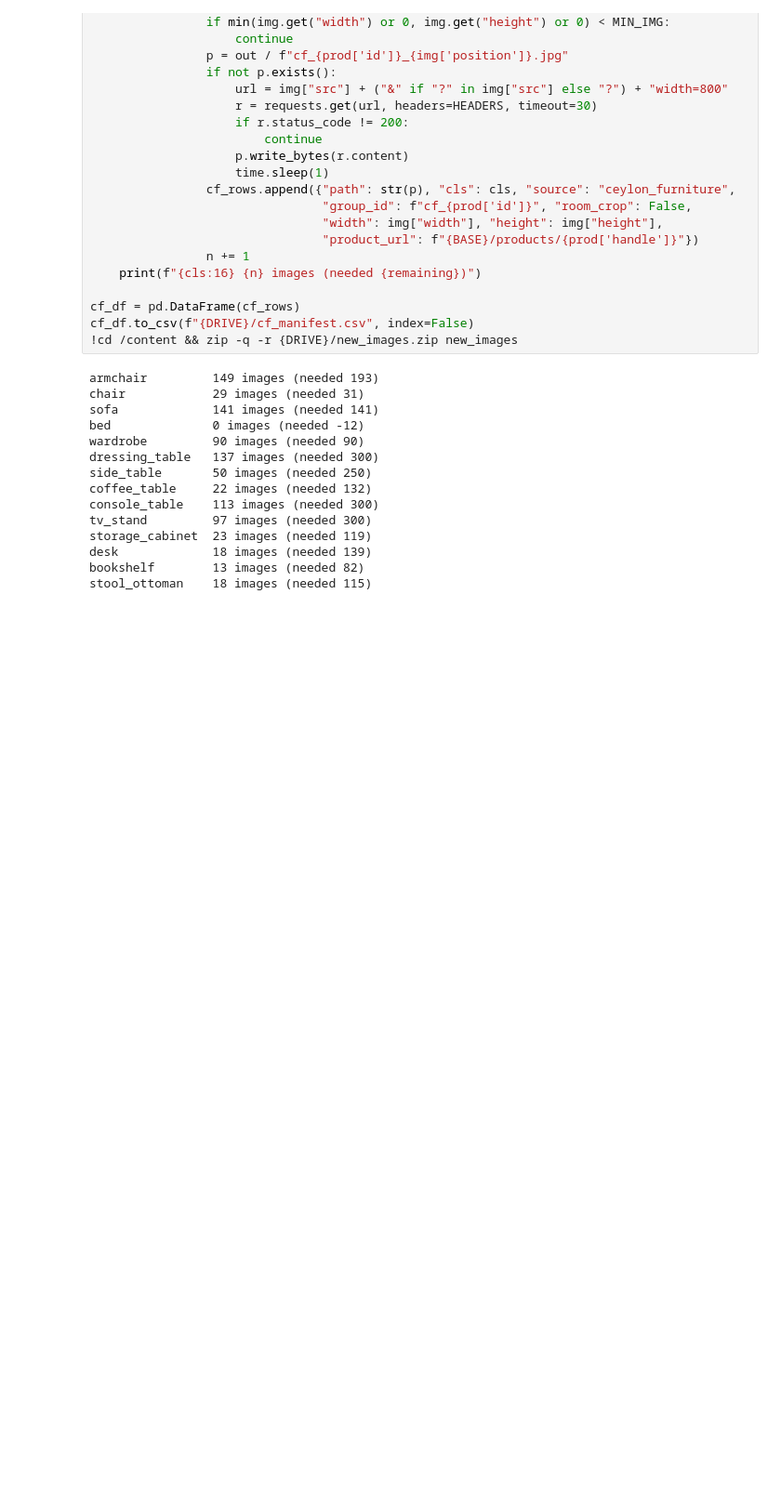
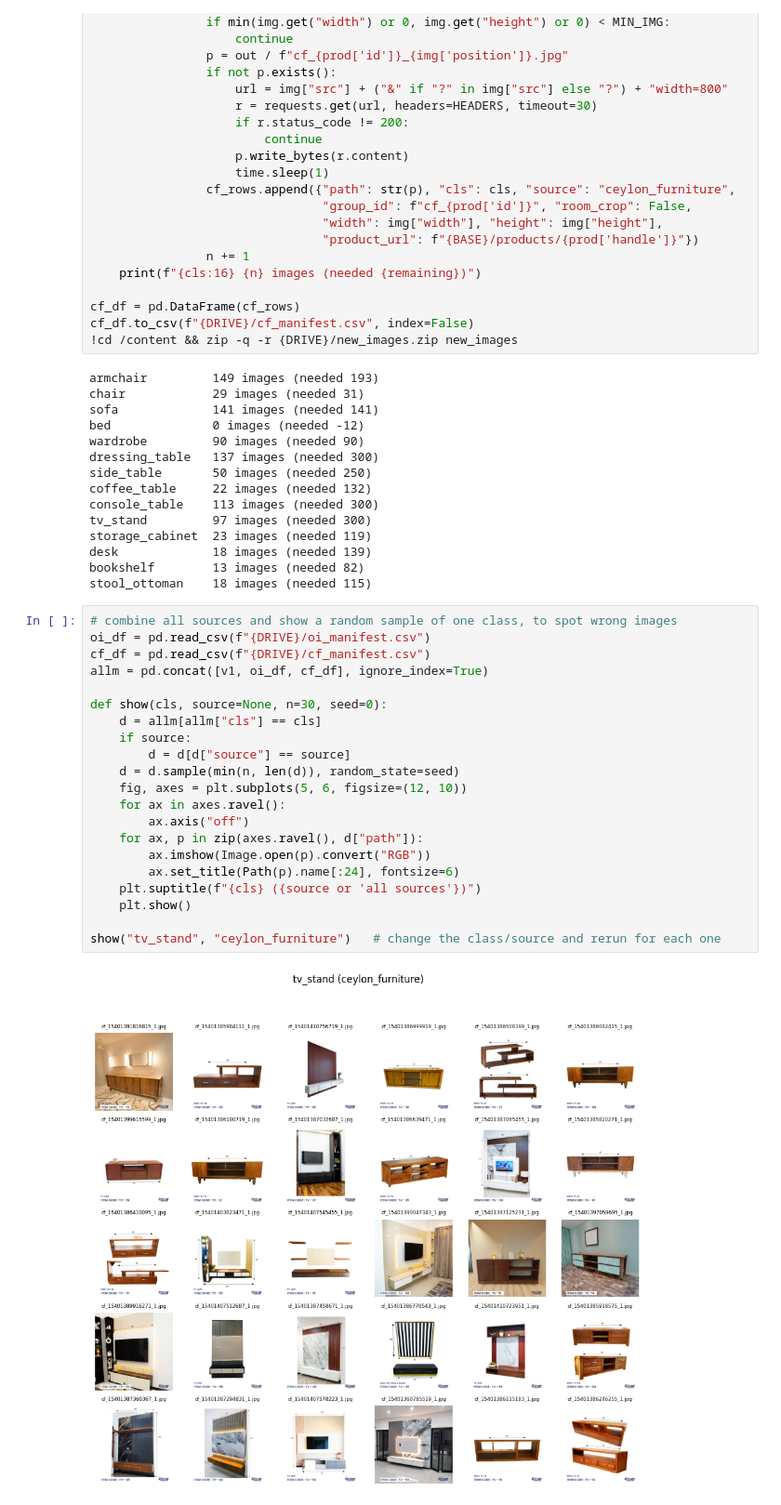
Before and after one commit to Abish-Devcraft/DSGP-GRP11-SPATIUM, a Jupyter notebook: notebooks/02_enrichment.ipynb, the cells around one changed output. Shown at 93% size. Cells and saved outputs as stored; diff of their text form; blank space fills up the shorter version.

Commit message:
sample check, dedupe and 300-per-class cap, save furniture_v2

```diff
--- a/notebooks/02_enrichment.ipynb
+++ b/notebooks/02_enrichment.ipynb
@@ -204,3 +204,26 @@ storage_cabinet  23 images (needed 119)
 desk             18 images (needed 139)
 bookshelf        13 images (needed 82)
 stool_ottoman    18 images (needed 115)
+# %%
+# combine all sources and show a random sample of one class, to spot wrong images
+oi_df = pd.read_csv(f"{DRIVE}/oi_manifest.csv")
+cf_df = pd.read_csv(f"{DRIVE}/cf_manifest.csv")
+allm = pd.concat([v1, oi_df, cf_df], ignore_index=True)
+
+def show(cls, source=None, n=30, seed=0):
+    d = allm[allm["cls"] == cls]
+    if source:
+        d = d[d["source"] == source]
+    d = d.sample(min(n, len(d)), random_state=seed)
+    fig, axes = plt.subplots(5, 6, figsize=(12, 10))
+    for ax in axes.ravel():
+        ax.axis("off")
+    for ax, p in zip(axes.ravel(), d["path"]):
+        ax.imshow(Image.open(p).convert("RGB"))
+        ax.set_title(Path(p).name[:24], fontsize=6)
+    plt.suptitle(f"{cls} ({source or 'all sources'})")
+    plt.show()
+
+show("tv_stand", "ceylon_furniture")   # change the class/source and rerun for each one
+# %% [output]
+[figure, added]
```
Also changed, not shown: parts of 3 cells of this notebook.
